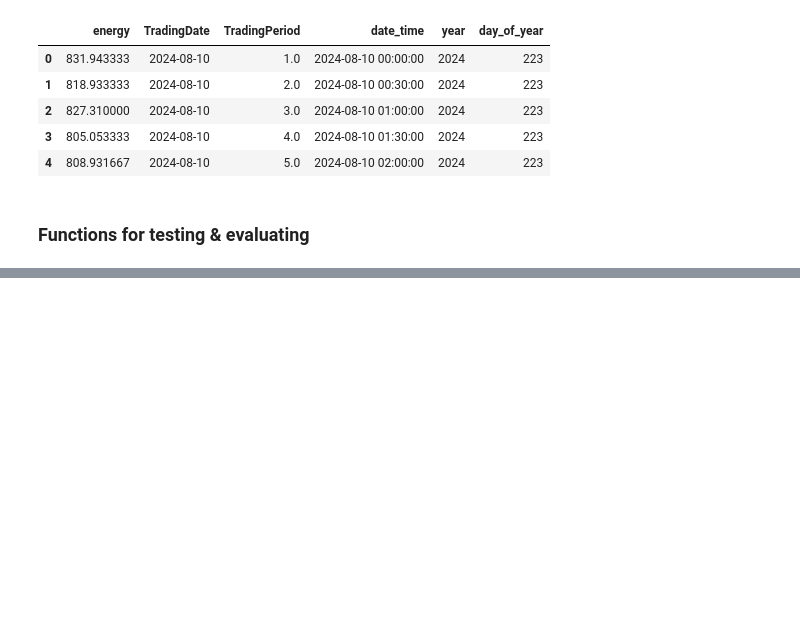
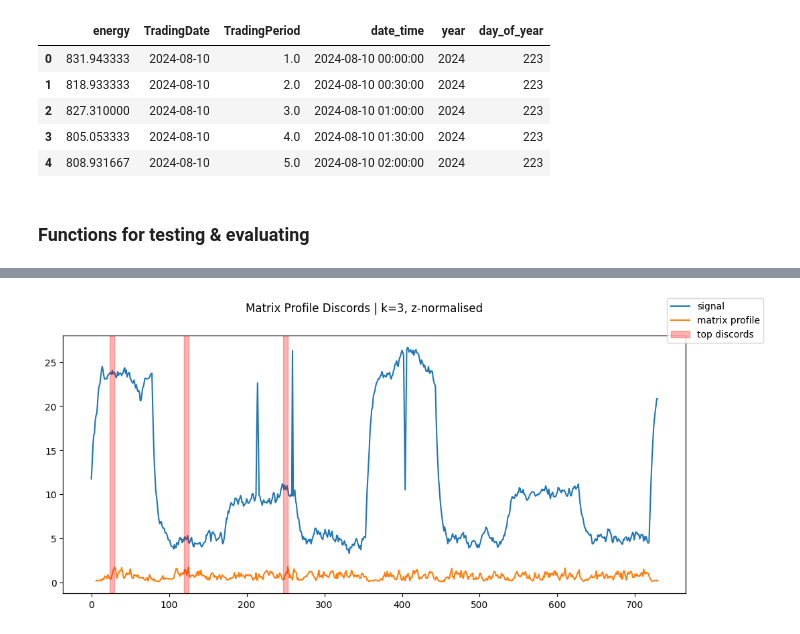
Before and after one commit to LennoxC/aiml338-a3, a Jupyter notebook: aiml339-A3.ipynb, the cells around one changed output, grey strips where cells are left out. Saved outputs shown, nothing was run; the diff lists cells and outputs as text; code cells hidden in the pictures; blank space fills up the shorter version.

```diff
--- a/aiml339-A3.ipynb
+++ b/aiml339-A3.ipynb
@@ -168,2 +77,0 @@ plot_features(gensyn, start_day=1, end_day=100, start_year=2021, end_year=2021,
-# %%
-mp = stumpy.gpu_stump(gensyn["energy"], m=5, device_id=gpus)
@@ -311,0 +165,6 @@ array([0.07097117761897134, 520, 520, 648], dtype=object)
+# %%
+test_norm = find_anomalies(gensyn, "energy", [7], k=3, normalize=True, exclude_nearby=True, gpu=gpus)
+test_no_norm = find_anomalies(gensyn, "energy", [7], k=3, normalize=False, exclude_nearby=True, gpu=gpus)
+# %%
+explanatory_plot(gensyn["energy"], test_norm, 7, title="Matrix Profile Discords | k=3, z-normalised")
+# %% [output]
@@ -311,0 +172 @@ array([0.07097117761897134, 520, 520, 648], dtype=object)
+[figure, added]
```
Also changed, not shown: parts of 42 cells of this notebook.
